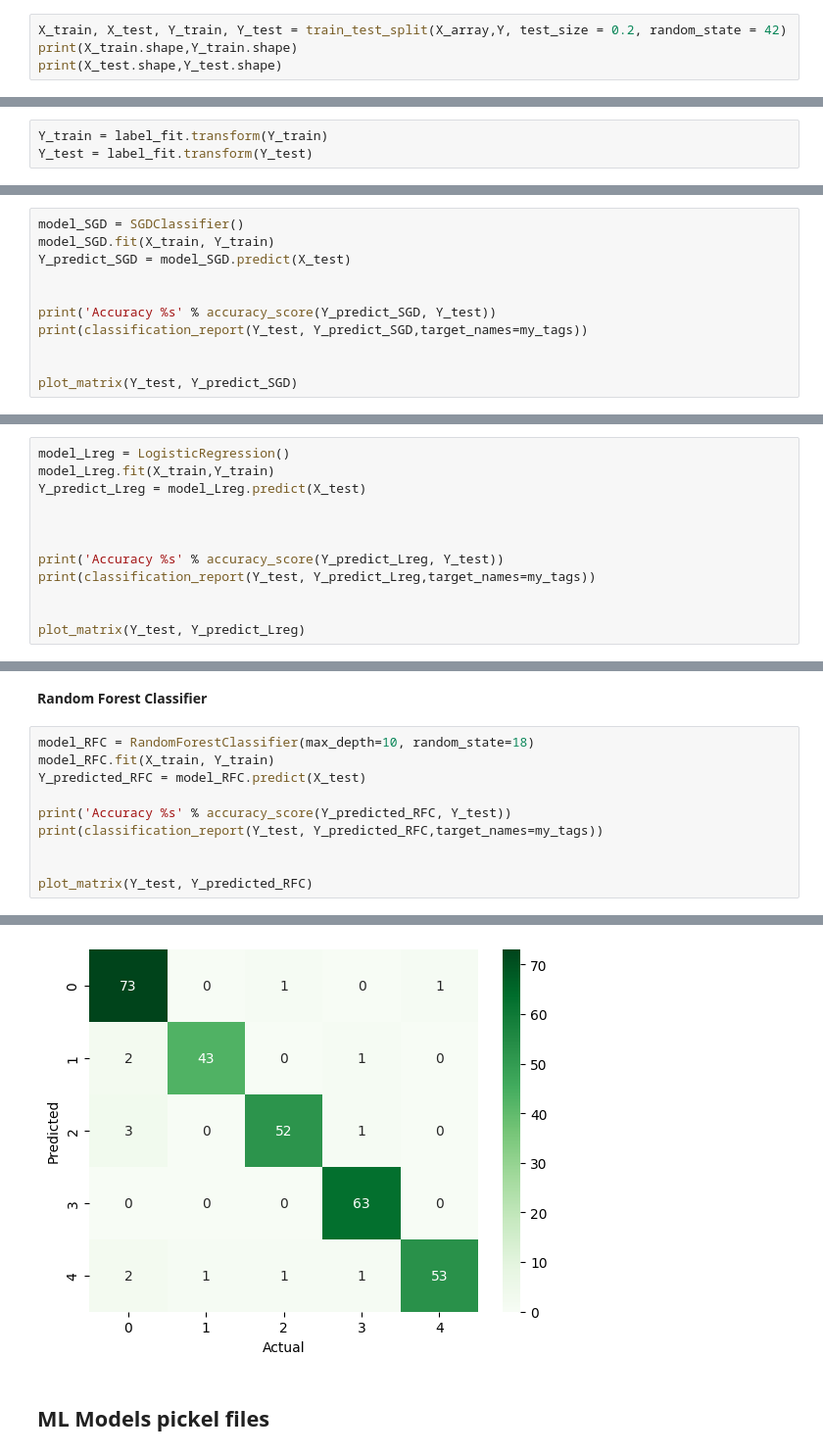
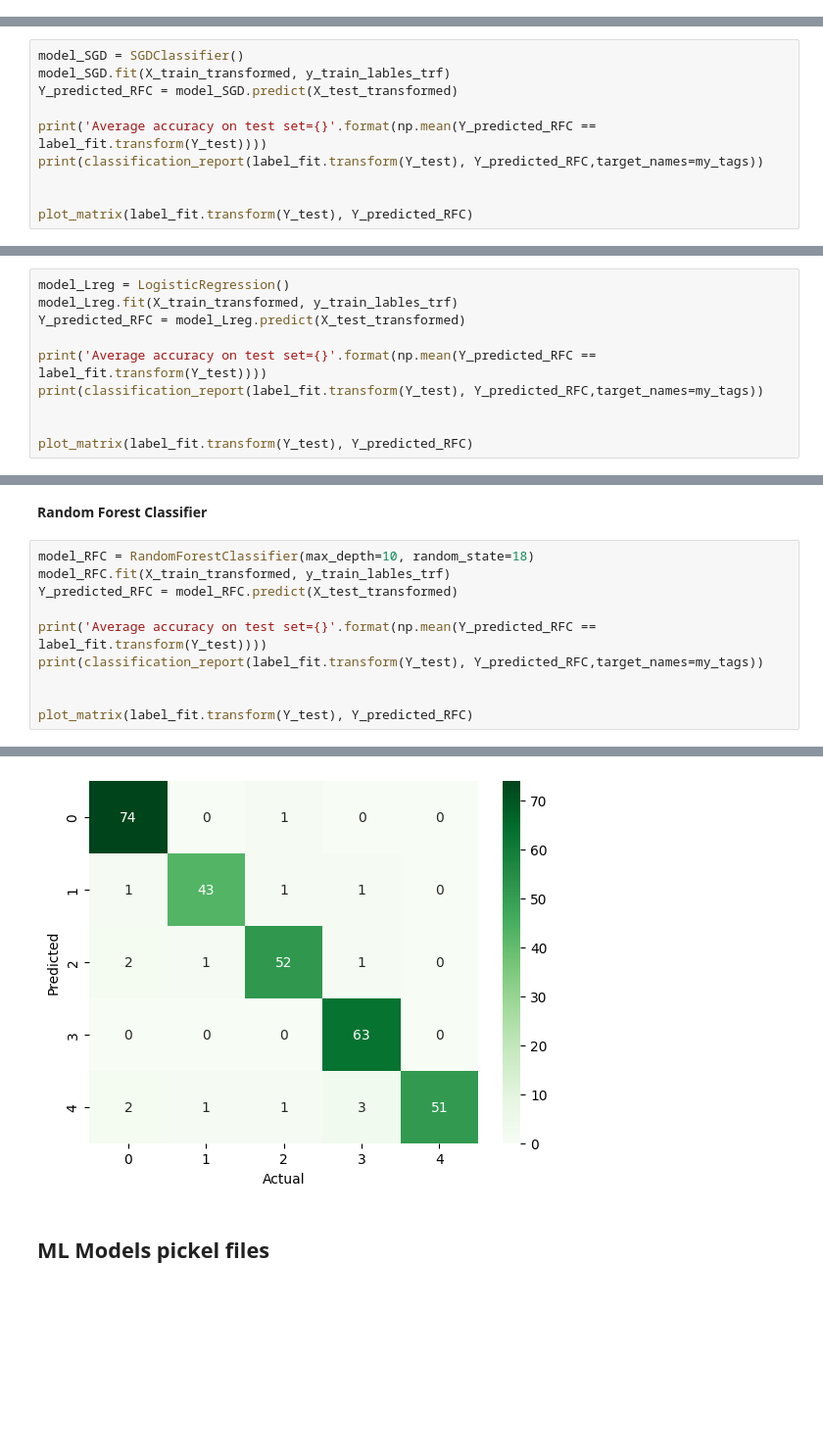
Before and after one commit to harmangahir/news_article_sorting_nlp, a Jupyter notebook: news_article_sorting.ipynb, the cells around one changed output, grey strips where cells are left out. Shown at 98% size. Saved outputs shown, nothing was run; the diff lists cells and outputs as text; blank space fills up the shorter version.

```diff
--- a/news_article_sorting.ipynb
+++ b/news_article_sorting.ipynb
@@ -399,4 +387,0 @@ with open("label_fit.pk", "rb") as f:
-# %%
-X_train, X_test, Y_train, Y_test = train_test_split(X_array,Y, test_size = 0.2, random_state = 42)
-print(X_train.shape,Y_train.shape)
-print(X_test.shape,Y_test.shape)
@@ -408,6 +388,3 @@ print(X_test.shape,Y_test.shape)
-# %%
-Y_train = label_fit.transform(Y_train)
-Y_test = label_fit.transform(Y_test)
 # %% [markdown]
 **Display Output in Heat Map**
 # %%
@@ -554,13 +507,12 @@ entertainment       0.98      1.00      0.99        63
 **Stochastic Gradient Descendent classifier**
 # %%
 model_SGD = SGDClassifier()
-model_SGD.fit(X_train, Y_train)
-Y_predict_SGD = model_SGD.predict(X_test)
+model_SGD.fit(X_train_transformed, y_train_lables_trf)
+Y_predicted_RFC = model_SGD.predict(X_test_transformed)
+
+print('Average accuracy on test set={}'.format(np.mean(Y_predicted_RFC == label_fit.transform(Y_test))))
+print(classification_report(label_fit.transform(Y_test), Y_predicted_RFC,target_names=my_tags))
 
 
-print('Accuracy %s' % accuracy_score(Y_predict_SGD, Y_test))
-print(classification_report(Y_test, Y_predict_SGD,target_names=my_tags))
-
-
-plot_matrix(Y_test, Y_predict_SGD)
+plot_matrix(label_fit.transform(Y_test), Y_predicted_RFC)
 # %% [output]
@@ -581,14 +533,12 @@ entertainment       0.98      1.00      0.99        63
 **Logistic Regression**
 # %%
 model_Lreg = LogisticRegression()
-model_Lreg.fit(X_train,Y_train)
-Y_predict_Lreg = model_Lreg.predict(X_test)
+model_Lreg.fit(X_train_transformed, y_train_lables_trf)
+Y_predicted_RFC = model_Lreg.predict(X_test_transformed)
+
+print('Average accuracy on test set={}'.format(np.mean(Y_predicted_RFC == label_fit.transform(Y_test))))
+print(classification_report(label_fit.transform(Y_test), Y_predicted_RFC,target_names=my_tags))
 
 
-
-print('Accuracy %s' % accuracy_score(Y_predict_Lreg, Y_test))
-print(classification_report(Y_test, Y_predict_Lreg,target_names=my_tags))
-
-
-plot_matrix(Y_test, Y_predict_Lreg)
+plot_matrix(label_fit.transform(Y_test), Y_predicted_RFC)
 # %% [output]
@@ -609,12 +559,12 @@ entertainment       0.95      1.00      0.98        63
 **Random Forest Classifier**
 # %%
 model_RFC = RandomForestClassifier(max_depth=10, random_state=18)
-model_RFC.fit(X_train, Y_train)
-Y_predicted_RFC = model_RFC.predict(X_test)
+model_RFC.fit(X_train_transformed, y_train_lables_trf)
+Y_predicted_RFC = model_RFC.predict(X_test_transformed)
 
-print('Accuracy %s' % accuracy_score(Y_predicted_RFC, Y_test))
-print(classification_report(Y_test, Y_predicted_RFC,target_names=my_tags))
+print('Average accuracy on test set={}'.format(np.mean(Y_predicted_RFC == label_fit.transform(Y_test))))
+print(classification_report(label_fit.transform(Y_test), Y_predicted_RFC,target_names=my_tags))
 
 
-plot_matrix(Y_test, Y_predicted_RFC)
+plot_matrix(label_fit.transform(Y_test), Y_predicted_RFC)
 # %% [output]
@@ -632,5 +582,5 @@ entertainment       0.95      1.00      0.98        63
  weighted avg       0.95      0.95      0.95       298
-[figure, old version]
+[figure, new version]
 # %% [markdown]
 ## ML Models pickel files
 # %%
```
Also changed, not shown: parts of 35 cells of this notebook, 2 other files.
